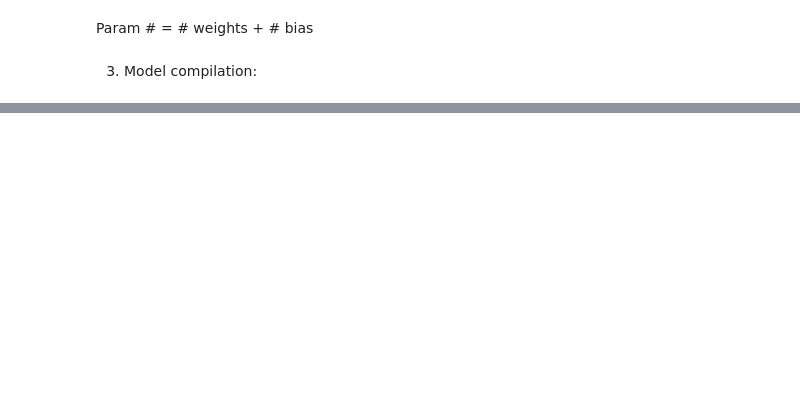
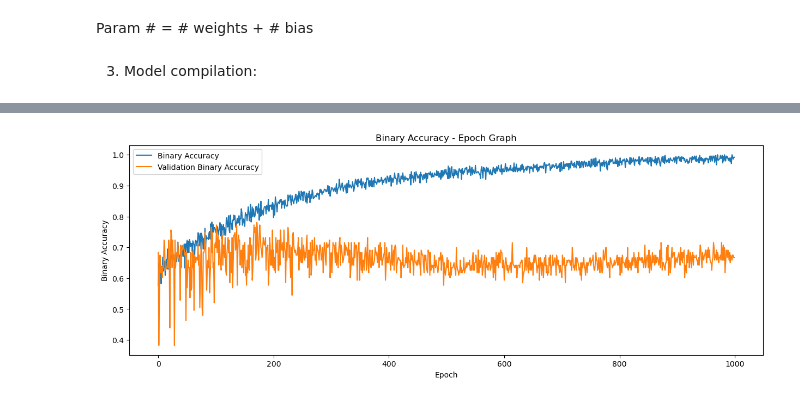
Before and after one commit to bc913/ai_ml_notes, a Jupyter notebook: jupyter/neural_nets.ipynb, the cells around one changed output, grey strips where cells are left out. Drawn from its saved outputs; the diff is of its cells as text; code cells hidden in the pictures; blank space fills up the shorter version.

```diff
--- a/jupyter/neural_nets.ipynb
+++ b/jupyter/neural_nets.ipynb
@@ -148,0 +217,11 @@ Param # = # weights + # bias
+# %%
+plt.figure(figsize=(15,5))
+plt.title('Binary Accuracy - Epoch Graph')
+plt.xlabel('Epoch')
+plt.ylabel('Binary Accuracy')
+plt.plot(model_hist.epoch, model_hist.history['binary_accuracy'])
+plt.plot(model_hist.epoch, model_hist.history['val_binary_accuracy'])
+plt.legend(['Binary Accuracy', 'Validation Binary Accuracy'])
+plt.show()
+# %% [output]
+[figure, added]
```
Also changed, not shown: parts of 18 cells of this notebook, 1 other file.
